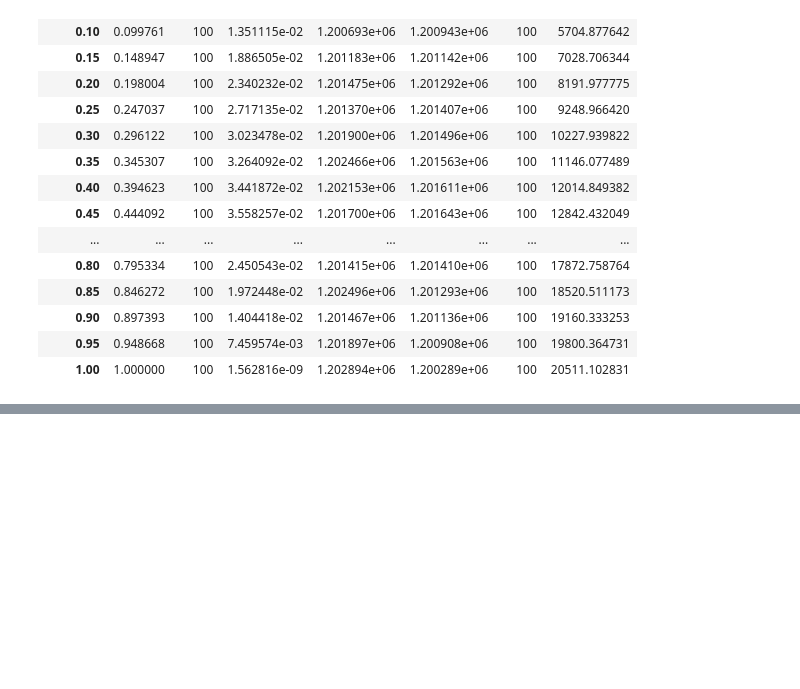
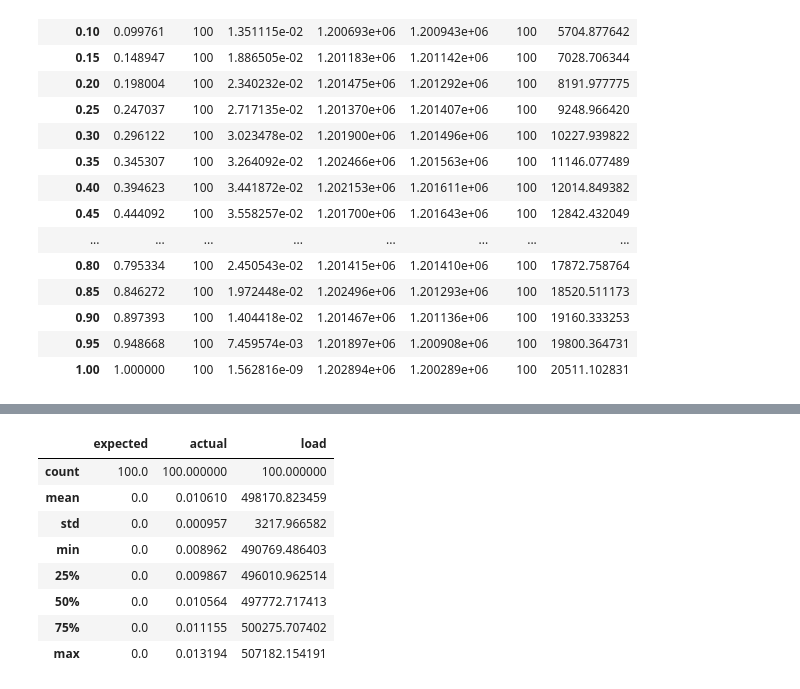
Before and after one commit to szkudlarekdamian/kosharda, a Jupyter notebook: generators_eval.ipynb, the cells around one changed output, grey strips where cells are left out. Saved outputs shown, nothing was run; the diff lists cells and outputs as text; code cells hidden in the pictures; blank space fills up the shorter version.

```diff
--- a/generators_eval.ipynb
+++ b/generators_eval.ipynb
@@ -187,0 +208,12 @@ mnped2
+# %%
+df_sn.describe()
+# %% [output]
+|  | expected | actual | load |
+| count | 100.0 | 100.000000 | 100.000000 |
+| mean | 0.0 | 0.010610 | 498170.823459 |
+| std | 0.0 | 0.000957 | 3217.966582 |
+| min | 0.0 | 0.008962 | 490769.486403 |
+| 25% | 0.0 | 0.009867 | 496010.962514 |
+| 50% | 0.0 | 0.010564 | 497772.717413 |
+| 75% | 0.0 | 0.011155 | 500275.707402 |
+| max | 0.0 | 0.013194 | 507182.154191 |
```
Also changed, not shown: parts of 13 cells of this notebook, 4 other files.
